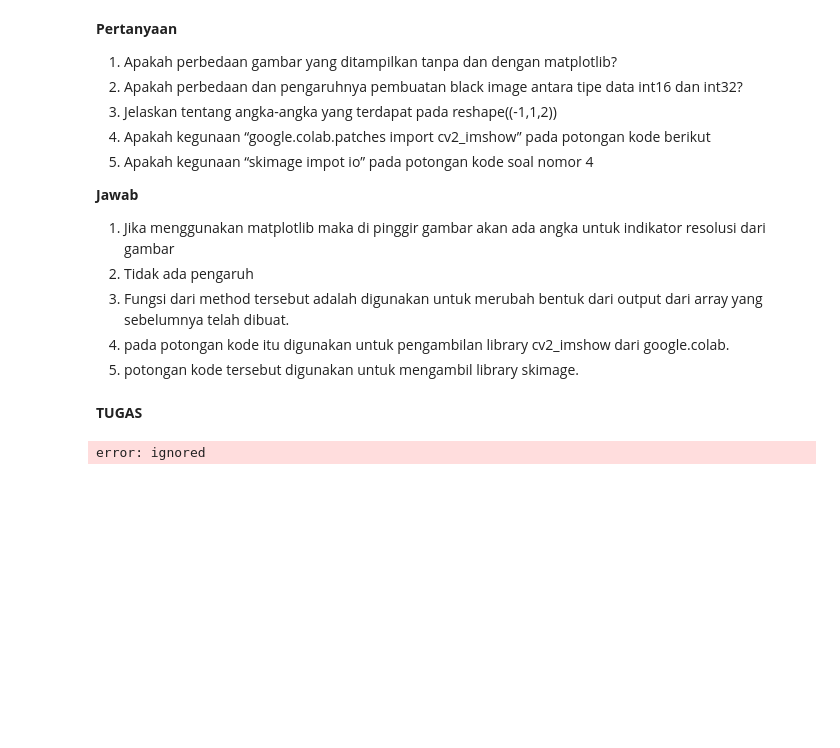
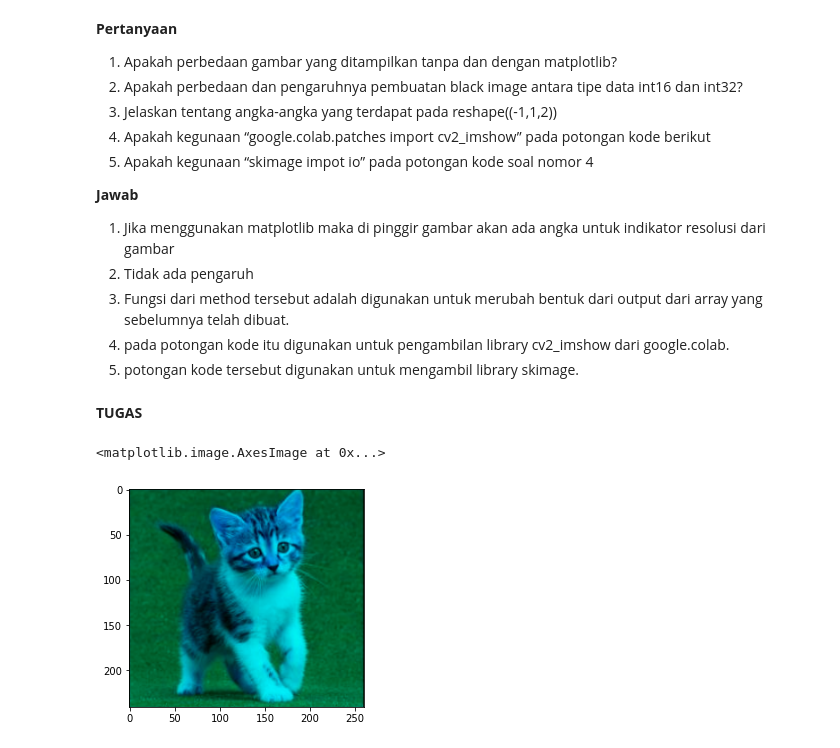
Before and after one commit to hafidhsajid/PCVK_Genap_2021, a Jupyter notebook: week2.ipynb, the cells around one changed output. Cells and saved outputs as stored; diff of their text form; code cells hidden in the pictures; blank space fills up the shorter version.

```diff
--- a/week2.ipynb
+++ b/week2.ipynb
@@ -155,11 +155,11 @@ import matplotlib.pyplot as plt
 import numpy as np
 img = cv.imread('/content/drive/MyDrive/kuliyah/PCVK/kitten01.jpg')
 plt.imshow(img)
-# %%
-# Red green
-img2 = img
-img3 = cv.cvtColor(img,cv.COLOR_BGR2RGB)
-img3 = cv.cvtColor(img3, cv.COLOR_BGR2)
-plt.imshow(img3)
-# %% [output]
-error: ignored
+# %%
+# Red green
+imgt = img
+imgt[:,:,0] = np.zeros([imgt.shape[0], imgt.shape[1]])
+plt.imshow(imgt)
+# %% [output]
+<matplotlib.image.AxesImage at 0x...>
+[figure, added]
```
Also changed, not shown: parts of 7 cells of this notebook.
